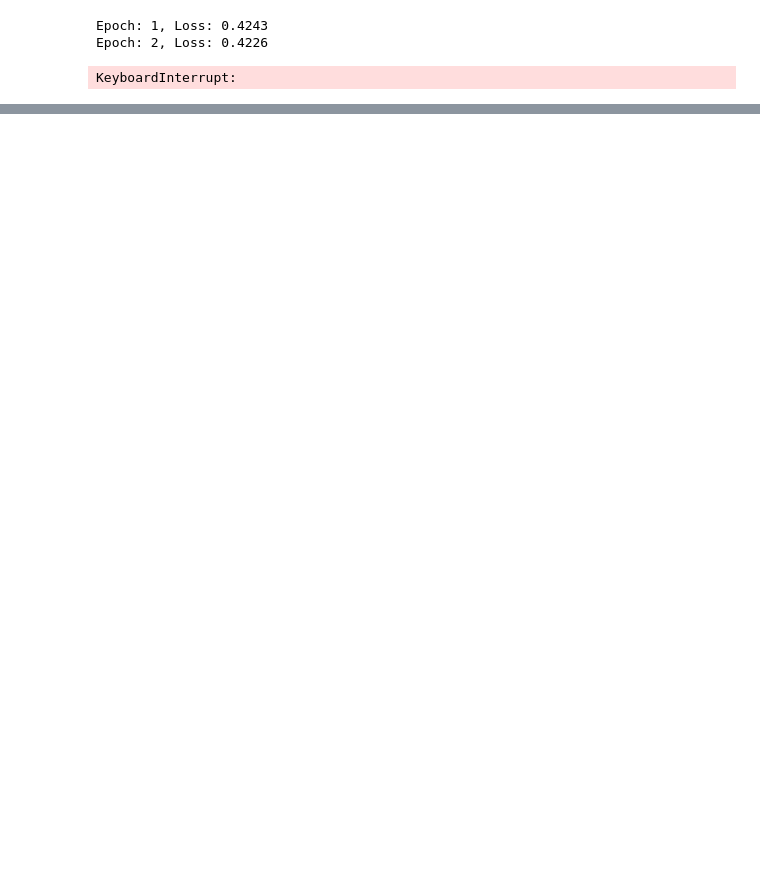
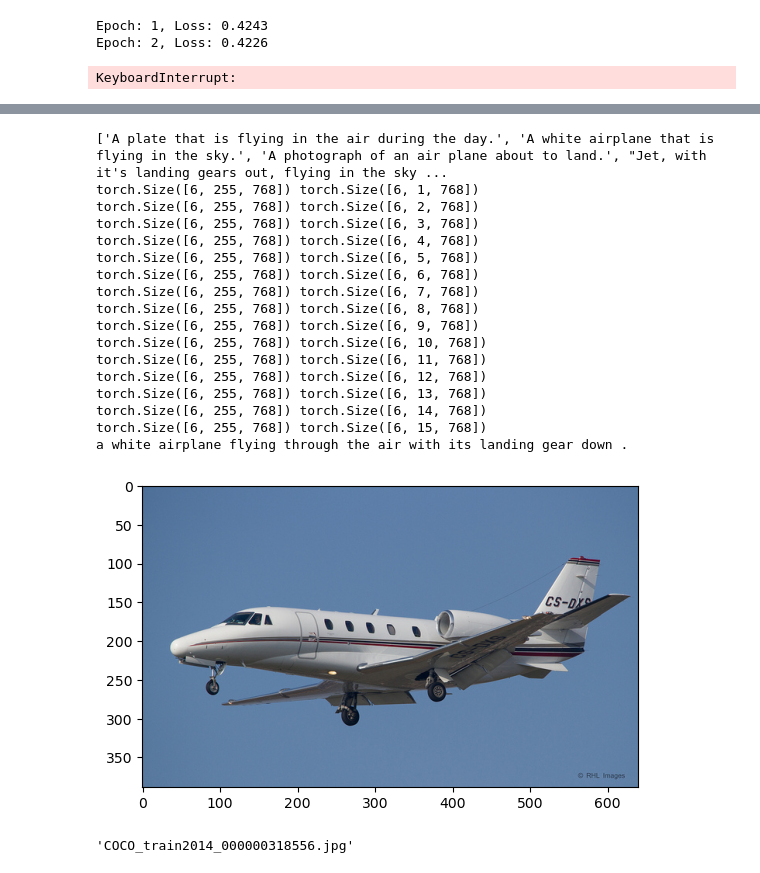
Before and after one commit to AnandK27/Zero-GRIC, a Jupyter notebook: 285_retriever.ipynb, the cells around one changed output, grey strips where cells are left out. Drawn from its saved outputs; the diff is of its cells as text; code cells hidden in the pictures; blank space fills up the shorter version.

Commit message:
Training files

```diff
--- a/285_retriever.ipynb
+++ b/285_retriever.ipynb
@@ -215,7 +328,7 @@ class KNN_MLP(nn.Module):
         x = self.linear2(x)
         return x
 
-net = KNN_MLP().cuda()
+net = KNN_MLP()
 print(net)
 # %% [output]
 KNN_MLP(
@@ -536,0 +745,18 @@ KeyboardInterrupt:
+# %%
+caption_path = 'annotations/captions_val2014.json'
+f = open(caption_path)
+data = json.load(f)
+
+dict_filename = {}
+for image in data['images']:
+  dict_filename[image['id']] = image['file_name']
+# %%
+dict_val_caption = {}
+discovered_captions = set()
+for caption in tqdm.tqdm(data['annotations']):
+  if dict_filename[caption['image_id']] in discovered_captions:
+    dict_val_caption[dict_filename[caption['image_id']]].append(caption['caption'])
+  else:
+    dict_val_caption[dict_filename[caption['image_id']]] = [caption['caption']]
+
+  discovered_captions.add(dict_filename[caption['image_id']])
@@ -536,0 +766,56 @@ KeyboardInterrupt:
+# %%
+path = "val2014/"
+net.eval()
+total_mse, total_count = 0, 0
+validation_output = {}
+with torch.no_grad():
+    for i, (image_name, img_emb, cap_emb, knn, cap_emb_knn) in enumerate(inference_dataloader):
+        batch_size = img_emb.size()[0]
+        img_emb = img_emb.reshape((-1,1,768))*0
+        cap_emb = cap_emb
+        knn = knn
+        cap_emb_knn = cap_emb_knn
+        weights = torch.nn.functional.softmax(knn,dim=1).unsqueeze(-1)
+
+        avg_cap_emb = torch.mean(weights * cap_emb_knn, dim=1, keepdim=True).float()
+        output = net(torch.cat([img_emb, avg_cap_emb], dim=1))
+
+        image = image_name[0].split("/")[1].split(".")[0]
+        im = Image.open(path+image+".jpg").convert("RGB")
+        plt.imshow(im)
+        im = transform(im).unsqueeze(0)
+
+        print(dict_val_caption[image+".jpg"])
+
+
+        text = model.generate(im, image_latent=img_emb)
+
+        text = open_clip.decode(text[0]).split("<end_of_text>")[0].replace("<start_of_text>","")
+        print(text)
+        break
+
+        loss = criterion(output, cap_emb, torch.ones(batch_size))
+
+        total_mse += loss.item()
+        total_count += batch_size
+
+# print(f' Loss: {total_mse/total_count:.4f}')
+# %% [output]
+['A plate that is flying in the air during the day.', 'A white airplane that is flying in the sky.', 'A photograph of an air plane about to land.', "Jet, with it's landing gears out, flying in the sky ...
+torch.Size([6, 255, 768]) torch.Size([6, 1, 768])
+torch.Size([6, 255, 768]) torch.Size([6, 2, 768])
+torch.Size([6, 255, 768]) torch.Size([6, 3, 768])
+torch.Size([6, 255, 768]) torch.Size([6, 4, 768])
+torch.Size([6, 255, 768]) torch.Size([6, 5, 768])
+torch.Size([6, 255, 768]) torch.Size([6, 6, 768])
+torch.Size([6, 255, 768]) torch.Size([6, 7, 768])
+torch.Size([6, 255, 768]) torch.Size([6, 8, 768])
+torch.Size([6, 255, 768]) torch.Size([6, 9, 768])
+torch.Size([6, 255, 768]) torch.Size([6, 10, 768])
+torch.Size([6, 255, 768]) torch.Size([6, 11, 768])
+torch.Size([6, 255, 768]) torch.Size([6, 12, 768])
+torch.Size([6, 255, 768]) torch.Size([6, 13, 768])
+torch.Size([6, 255, 768]) torch.Size([6, 14, 768])
+torch.Size([6, 255, 768]) torch.Size([6, 15, 768])
+a white airplane flying through the air with its landing gear down .
+[figure, added]
@@ -536,0 +829,4 @@ KeyboardInterrupt:
+# %%
+len(dict_caption)
+# %% [output]
+'COCO_train2014_000000318556.jpg'
```
Also changed, not shown: parts of 50 cells of this notebook, 1 other file.
